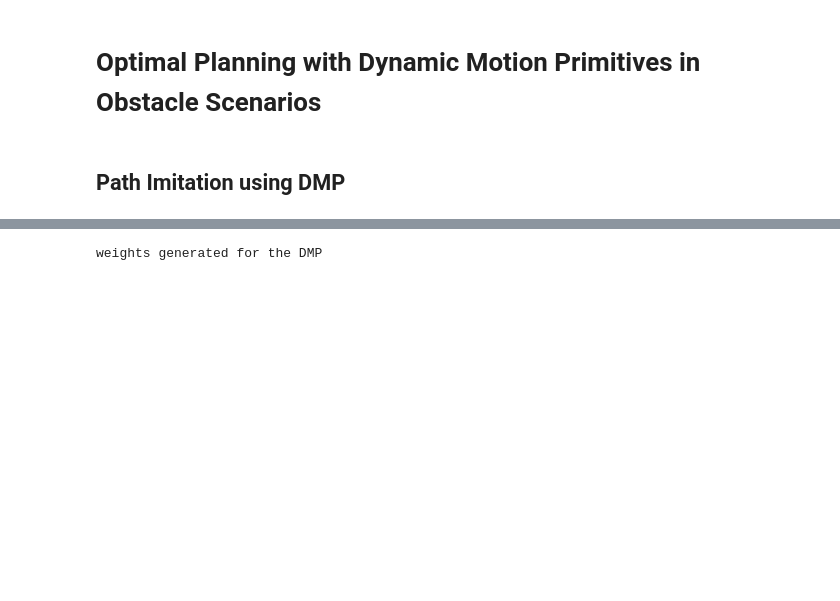
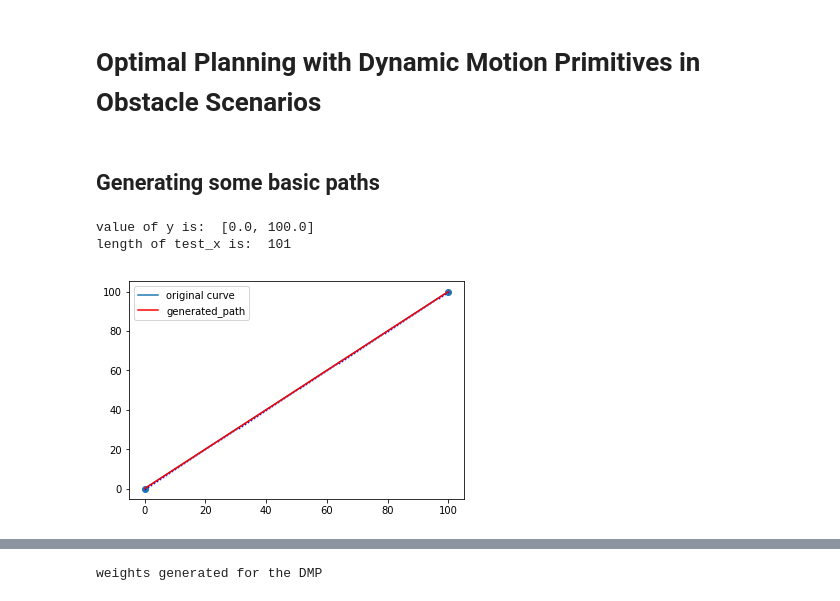
Before and after one commit to gutsy-robot/pydmps, a Jupyter notebook: pydmps/dmp_obstacle_avoidance_algo.ipynb, the cells around one changed output, grey strips where cells are left out. Saved outputs shown, nothing was run; the diff lists cells and outputs as text; code cells hidden in the pictures; blank space fills up the shorter version.

```diff
--- a/pydmps/dmp_obstacle_avoidance_algo.ipynb
+++ b/pydmps/dmp_obstacle_avoidance_algo.ipynb
@@ -1,6 +1,37 @@
 # %% [markdown]
 Optimal Planning with Dynamic Motion Primitives in Obstacle Scenarios
 ====
-# %% [markdown]
-Path Imitation using DMP
-----
+# %% [markdown]
+Generating some basic paths
+----
+# %%
+import scipy.interpolate
+
+x = [0.0, 100.0]
+y = [0.0, 100.0]
+
+plt.scatter(x, y)
+plt.plot(x, y, label="original curve")
+
+# straight line DMP.
+st_line = scipy.interpolate.interp1d(x, y)
+
+test_x = []
+test_y = []
+
+for i in range(0, 101):
+    test_x.append(i)
+    test_y.append(st_line(i))
+
+plt.plot(test_x, test_y, color='r', label='generated_path')
+plt.scatter(test_x, test_y, color='b', s=0.5)
+plt.legend()
+
+print("value of y is: ", y)
+print("length of test_x is: ", len(test_x))
+
+straight_line_x, straight_line_y = test_x, test_y
+# %% [output]
+value of y is:  [0.0, 100.0]
+length of test_x is:  101
+[figure, added]
```
Also changed, not shown: parts of 11 cells of this notebook.
